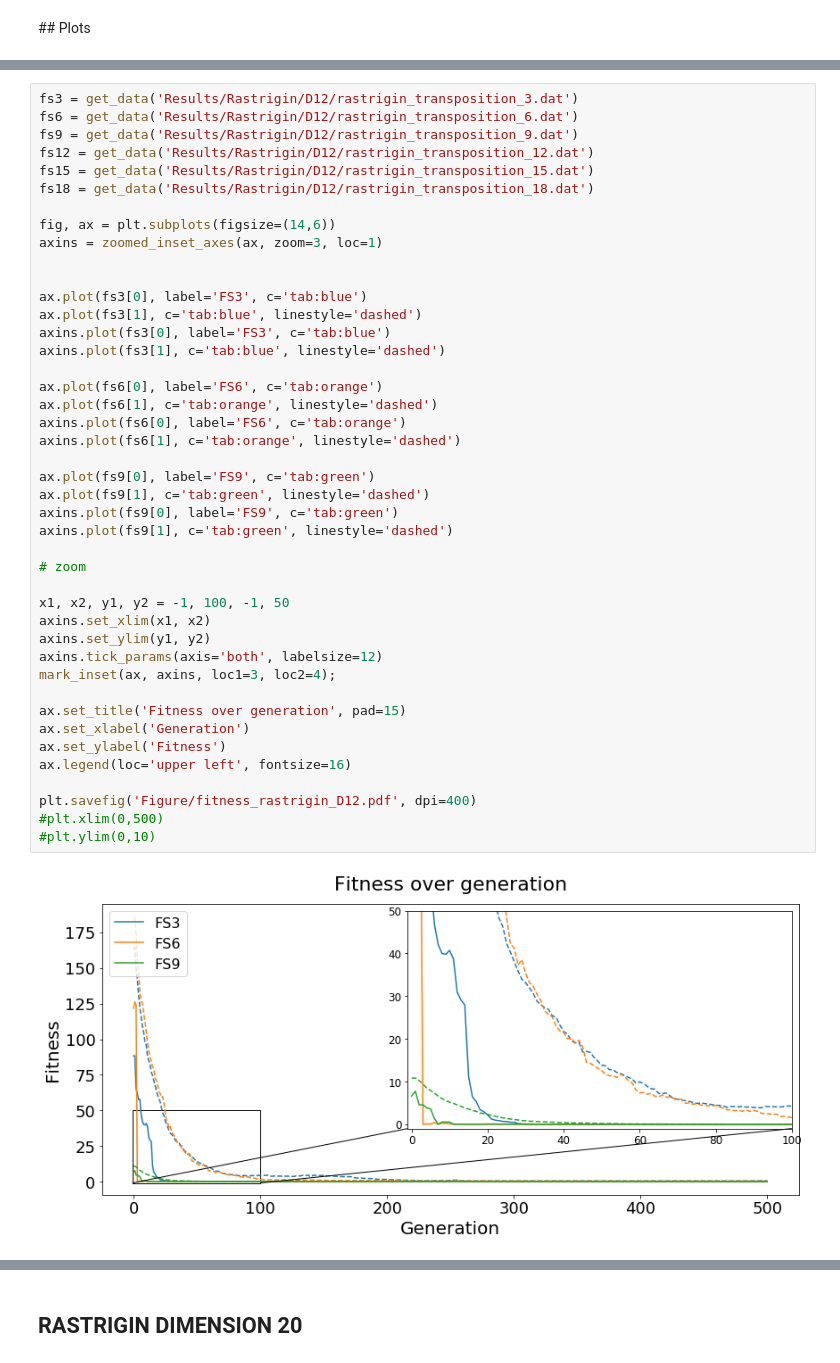
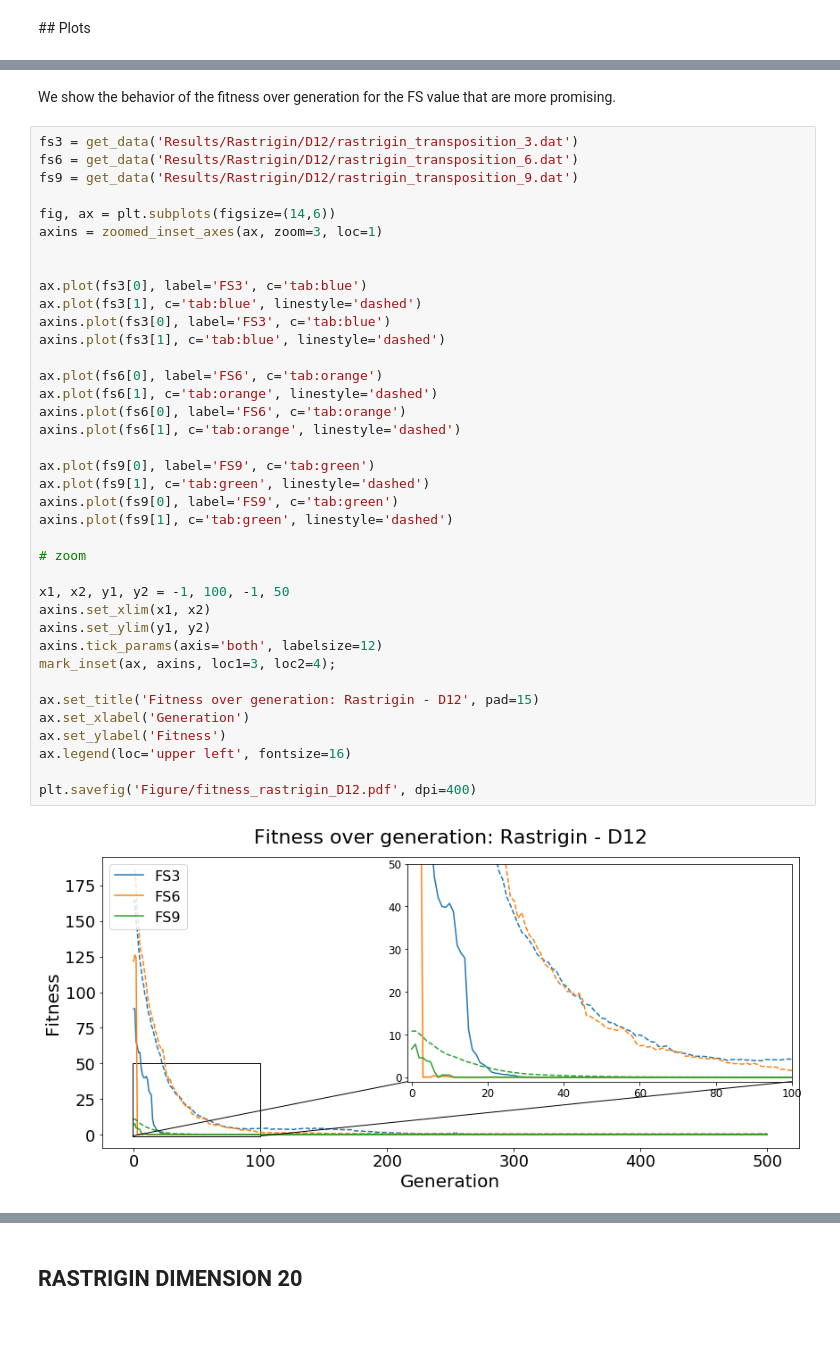
Before and after one commit to eleonoragatti44/Transposition-ECProject, a Jupyter notebook: analysis.ipynb, the cells around one changed output, grey strips where cells are left out. Saved outputs shown, nothing was run; the diff lists cells and outputs as text; blank space fills up the shorter version.

```diff
--- a/analysis.ipynb
+++ b/analysis.ipynb
@@ -95,10 +95,9 @@ plt.savefig('Figure/box_rastrigin_D12.pdf', dpi=400)
+# %% [markdown]
+We show the behavior of the fitness over generation for the FS value that are more promising.
 # %%
 fs3 = get_data('Results/Rastrigin/D12/rastrigin_transposition_3.dat')
 fs6 = get_data('Results/Rastrigin/D12/rastrigin_transposition_6.dat')
 fs9 = get_data('Results/Rastrigin/D12/rastrigin_transposition_9.dat')
-fs12 = get_data('Results/Rastrigin/D12/rastrigin_transposition_12.dat')
-fs15 = get_data('Results/Rastrigin/D12/rastrigin_transposition_15.dat')
-fs18 = get_data('Results/Rastrigin/D12/rastrigin_transposition_18.dat')
 
 fig, ax = plt.subplots(figsize=(14,6))
 axins = zoomed_inset_axes(ax, zoom=3, loc=1)
@@ -106,35 +105,33 @@ axins = zoomed_inset_axes(ax, zoom=3, loc=1)
 
 ax.plot(fs3[0], label='FS3', c='tab:blue')
 ax.plot(fs3[1], c='tab:blue', linestyle='dashed')
 axins.plot(fs3[0], label='FS3', c='tab:blue')
 axins.plot(fs3[1], c='tab:blue', linestyle='dashed')
 
 ax.plot(fs6[0], label='FS6', c='tab:orange')
 ax.plot(fs6[1], c='tab:orange', linestyle='dashed')
 axins.plot(fs6[0], label='FS6', c='tab:orange')
 axins.plot(fs6[1], c='tab:orange', linestyle='dashed')
 
 ax.plot(fs9[0], label='FS9', c='tab:green')
 ax.plot(fs9[1], c='tab:green', linestyle='dashed')
 axins.plot(fs9[0], label='FS9', c='tab:green')
 axins.plot(fs9[1], c='tab:green', linestyle='dashed')
 
 # zoom
 
 x1, x2, y1, y2 = -1, 100, -1, 50
 axins.set_xlim(x1, x2)
 axins.set_ylim(y1, y2)
 axins.tick_params(axis='both', labelsize=12)
 mark_inset(ax, axins, loc1=3, loc2=4);
 
-ax.set_title('Fitness over generation', pad=15)
+ax.set_title('Fitness over generation: Rastrigin - D12', pad=15)
 ax.set_xlabel('Generation')
 ax.set_ylabel('Fitness')
 ax.legend(loc='upper left', fontsize=16)
 
 plt.savefig('Figure/fitness_rastrigin_D12.pdf', dpi=400)
-#plt.xlim(0,500)
-#plt.ylim(0,10)
 # %% [output]
-[figure, old version]
+[figure, new version]
 # %% [markdown]
```
Also changed, not shown: parts of 29 cells of this notebook, 18 other files.
